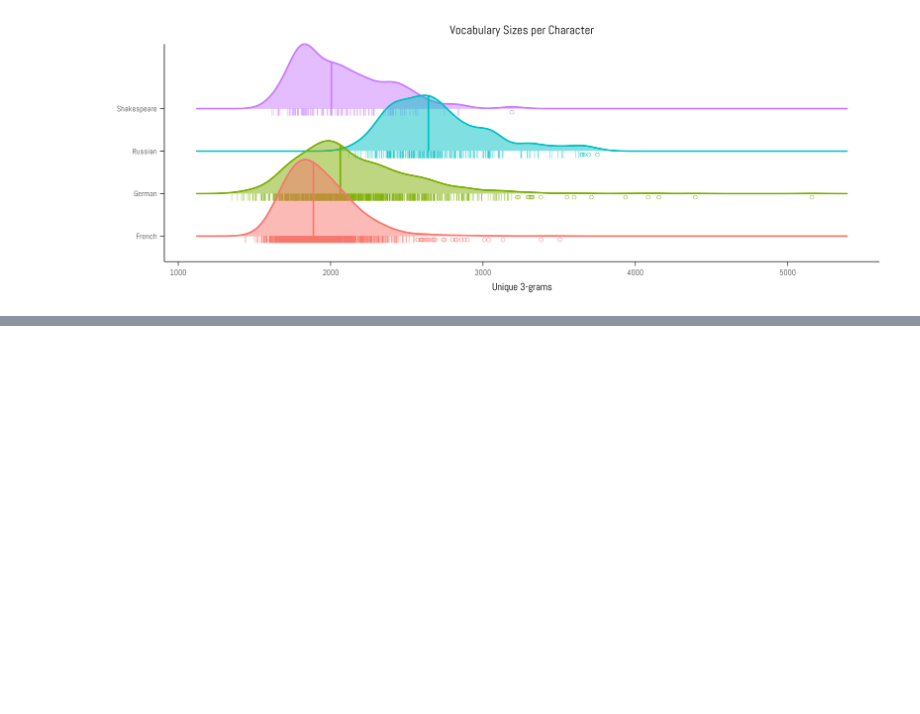
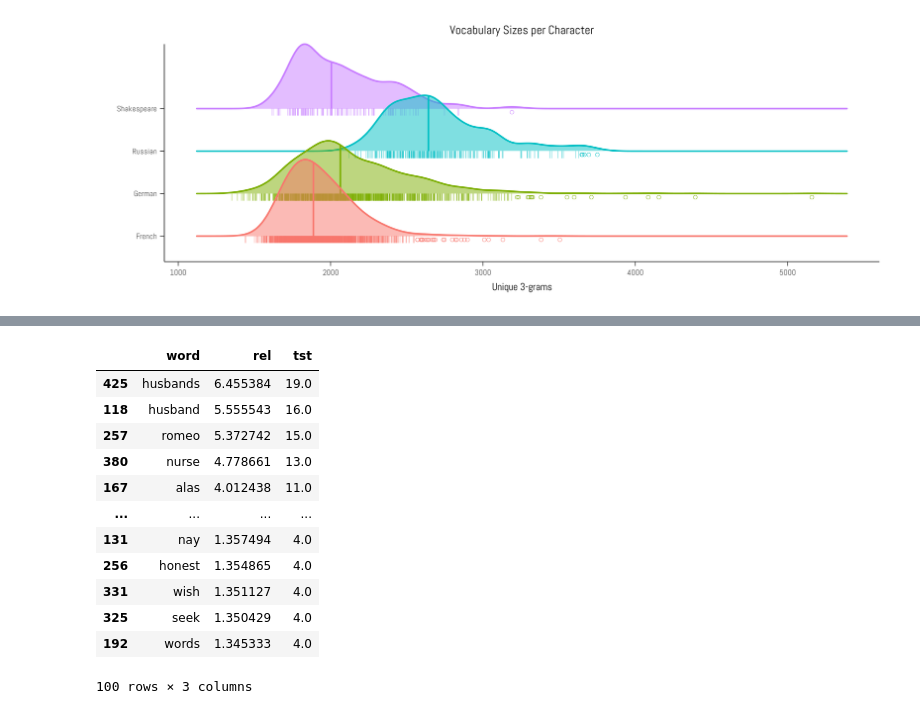
Before and after one commit to perechen/difs-character-voices, a Jupyter notebook: data/all_stars_clean.ipynb, the cells around one changed output, grey strips where cells are left out. Saved outputs shown, nothing was run; the diff lists cells and outputs as text; code cells hidden in the pictures; blank space fills up the shorter version.

```diff
--- a/data/all_stars_clean.ipynb
+++ b/data/all_stars_clean.ipynb
@@ -1106,0 +1170,21 @@ R[write to console]: Picking joint bandwidth of 76.7
+# %%
+results = []
+mw = men_words.most_common(500)
+mw_sum = sum(men_words.values())
+ww_sum = sum(women_words.values())
+# Take the 500 most common male words, and, if it appears in
+# the female list, store the relative frequency. If it's
+# used more by men, 'rel' will be > 1. By doing the rel freq
+# most of the function words etc should drop out because they'll
+# have rel freqs closeish to 1.
+for w, cnt in mw:
+    if women_words[w]:
+        mpct = cnt/mw_sum*100
+        fpct = women_words[w]/ww_sum*100
+        results.append({
+            'word': w,
+            'rel': mpct/fpct,
+        })
+words_df = pd.DataFrame(results)
+# top 100 by relative freq (spoken more by men)
+men = words_df.sort_values(by='rel',ascending=False).head(100)
@@ -1106,0 +1206,18 @@ R[write to console]: Picking joint bandwidth of 76.7
+# %%
+# scale the raw results a bit to make the wordcloud dramatic
+women['tst'] = women.rel.apply(lambda x: (x**1.5//1)+3)
+women
+# %% [output]
+|  | word | rel | tst |
+| 425 | husbands | 6.455384 | 19.0 |
+| 118 | husband | 5.555543 | 16.0 |
+| 257 | romeo | 5.372742 | 15.0 |
+| 380 | nurse | 4.778661 | 13.0 |
+| 167 | alas | 4.012438 | 11.0 |
+| ... | ... | ... | ... |
+| 131 | nay | 1.357494 | 4.0 |
+| 256 | honest | 1.354865 | 4.0 |
+| 331 | wish | 1.351127 | 4.0 |
+| 325 | seek | 1.350429 | 4.0 |
+| 192 | words | 1.345333 | 4.0 |
+100 rows × 3 columns
```
Also changed, not shown: parts of 15 cells of this notebook.
